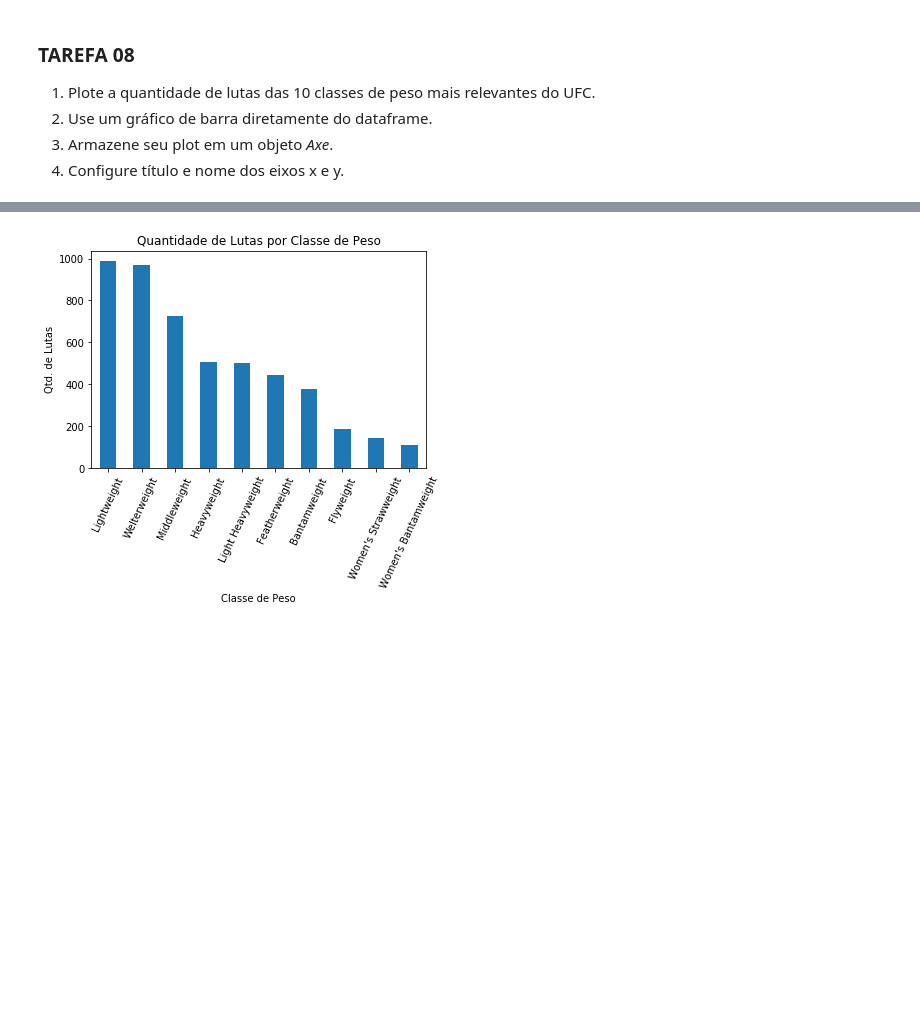
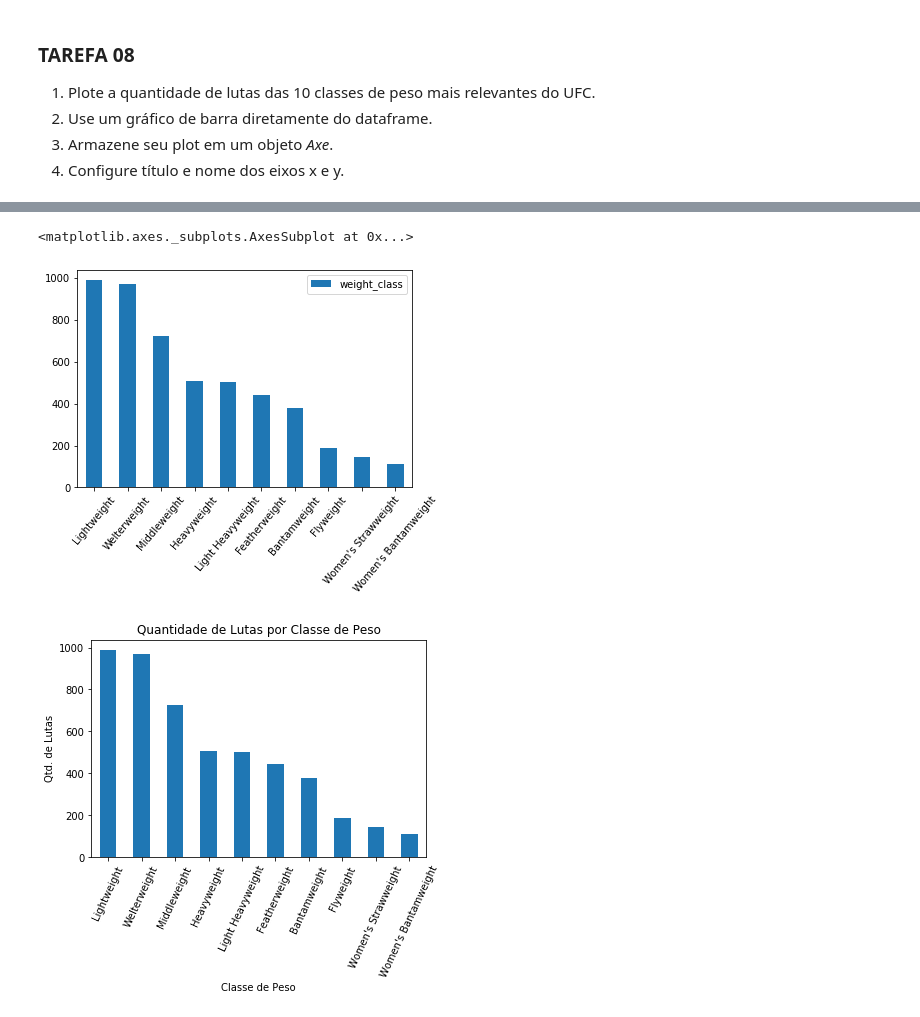
Before and after one commit to Fmarcelneves/visualizacao_exploratoria_exercicios, a Jupyter notebook: 01-exercicios-matplotlib/visualizacao_com_matplotlib.ipynb, the cells around one changed output, grey strips where cells are left out. Drawn from its saved outputs; the diff is of its cells as text; code cells hidden in the pictures; blank space fills up the shorter version.

```diff
--- a/01-exercicios-matplotlib/visualizacao_com_matplotlib.ipynb
+++ b/01-exercicios-matplotlib/visualizacao_com_matplotlib.ipynb
@@ -245,7 +262,7 @@ A biblioteca Pandas possui integração com o Matplotlib, permitindo que sejam c
 
 Separamos as 10 classes de peso mais relevantes - maior quantidade de lutas - do UFC ao longo dos anos.
 # %%
-fights_by_class = fights['weight_class'].value_counts()[:10]
+fights_by_class = df['weight_class'].value_counts()[:10]
 # %% [markdown]
 ### TAREFA 08
 1. Plote a quantidade de lutas das 10 classes de peso mais relevantes do UFC.
@@ -256,0 +272,2 @@ fights_by_class = fights['weight_class'].value_counts()[:10]
+# %%
+ fights_by_class = pd.DataFrame(fights_by_class)
@@ -257,3 +288,8 @@ fights_by_class = fights['weight_class'].value_counts()[:10]
+# %%
+fights_by_class.plot.bar(rot=50)
+# %% [output]
+<matplotlib.axes._subplots.AxesSubplot at 0x...>
+[figure, added]
 # %%
 # Resultado esperado (não modifique esta célula)
 # %% [output]
```
Also changed, not shown: parts of 6 cells of this notebook.
